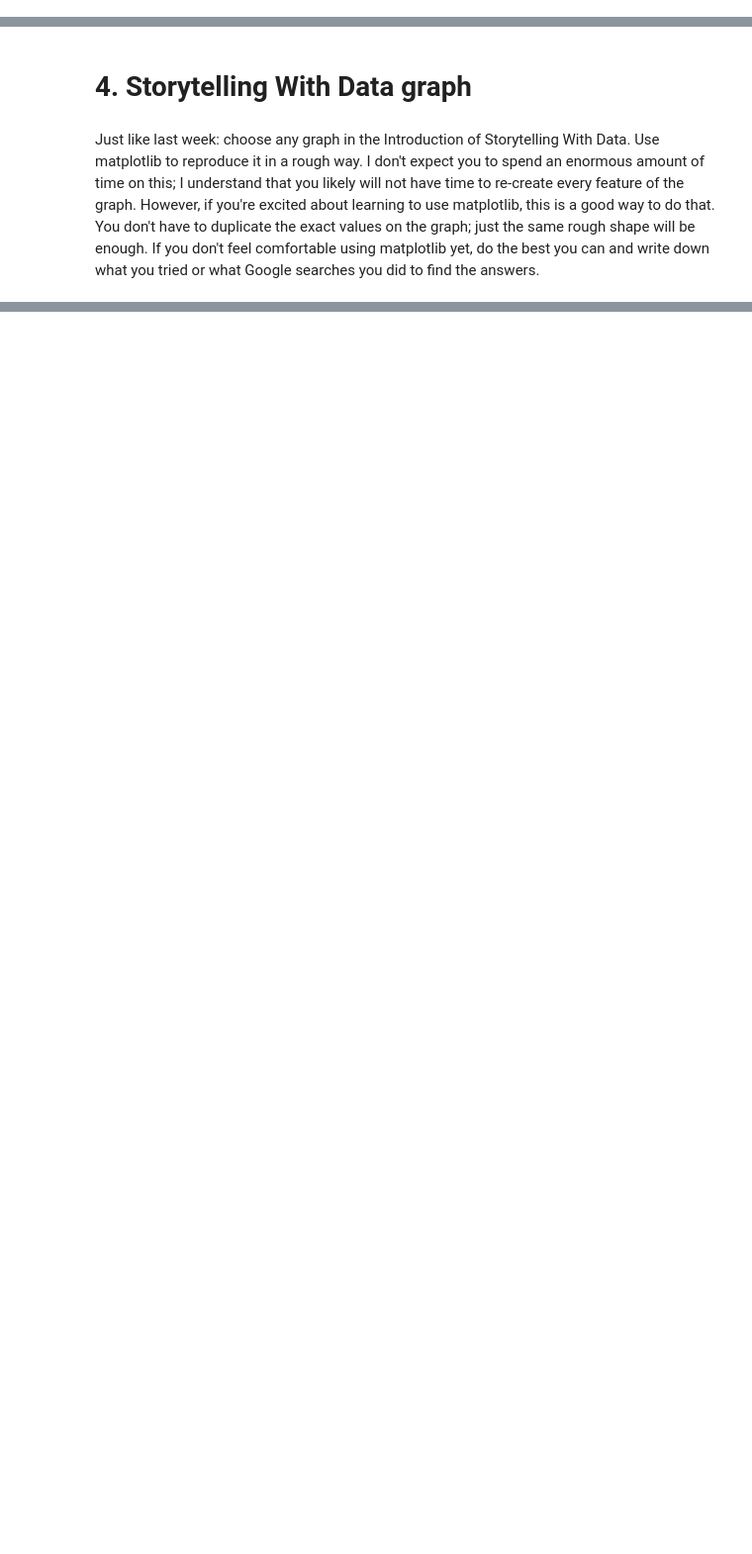
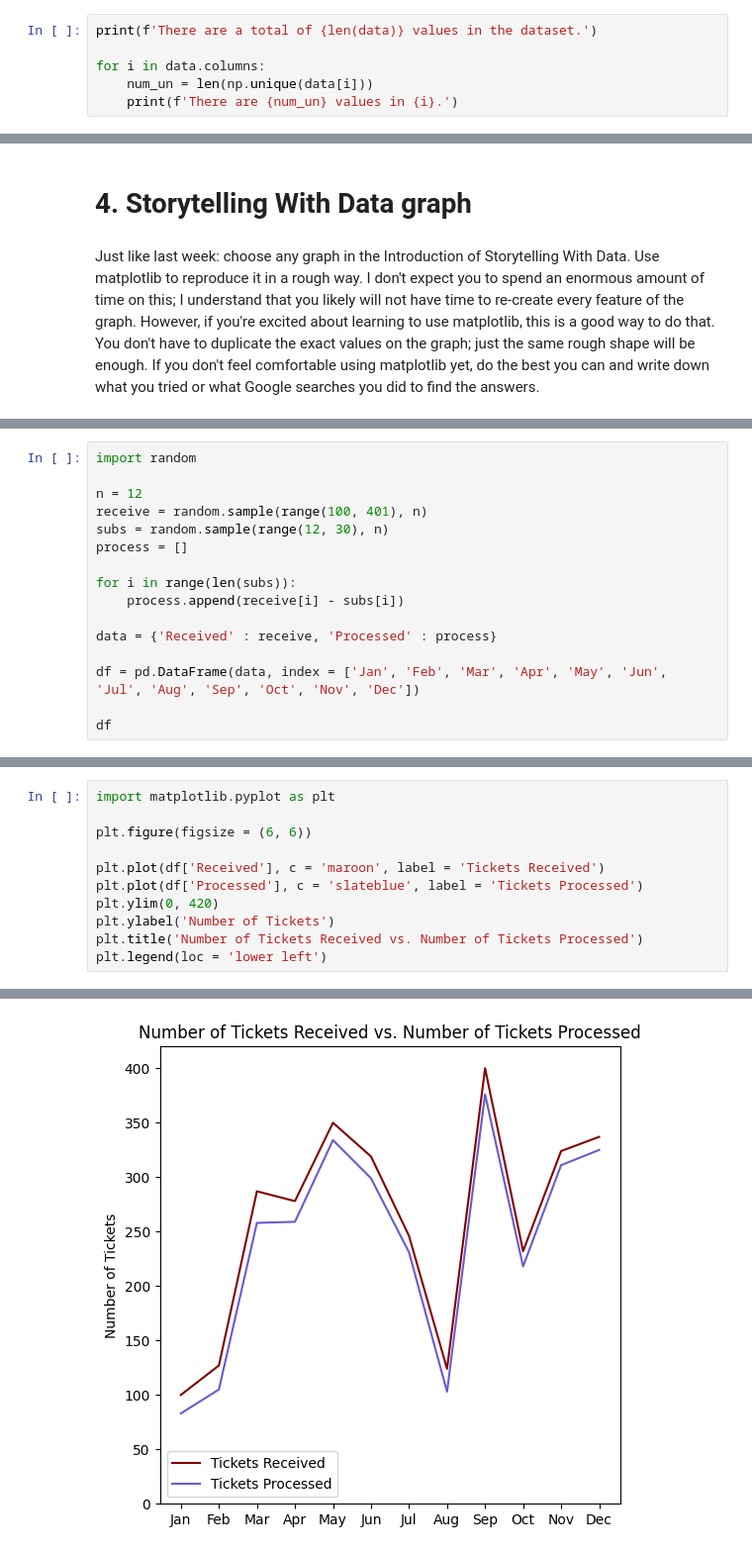
Before and after one commit to eghatzis0527/DX699---HW-Assignments, a Jupyter notebook: OMDS-ModB2-Week2-Hatzis-Eleni.ipynb, the cells around one changed output, grey strips where cells are left out. Shown at 99% size. Cells and saved outputs as stored; diff of their text form; blank space fills up the shorter version.

```diff
--- a/OMDS-ModB2-Week2-Hatzis-Eleni.ipynb
+++ b/OMDS-ModB2-Week2-Hatzis-Eleni.ipynb
@@ -120,0 +131,6 @@ I also have learned there are no duplicate values in this dataset
+# %%
+print(f'There are a total of {len(data)} values in the dataset.')
+
+for i in data.columns:
+    num_un = len(np.unique(data[i]))
+    print(f'There are {num_un} values in {i}.')
@@ -124,0 +168,16 @@ Just like last week: choose any graph in the Introduction of Storytelling With D
+# %%
+import random
+
+n = 12
+receive = random.sample(range(100, 401), n)
+subs = random.sample(range(12, 30), n)
+process = []
+
+for i in range(len(subs)):
+    process.append(receive[i] - subs[i])
+
+data = {'Received' : receive, 'Processed' : process}
+
+df = pd.DataFrame(data, index = ['Jan', 'Feb', 'Mar', 'Apr', 'May', 'Jun', 'Jul', 'Aug', 'Sep', 'Oct', 'Nov', 'Dec'])
+
+df
@@ -124,0 +198,12 @@ Just like last week: choose any graph in the Introduction of Storytelling With D
+# %%
+import matplotlib.pyplot as plt
+
+plt.figure(figsize = (6, 6))
+
+plt.plot(df['Received'], c = 'maroon', label = 'Tickets Received')
+plt.plot(df['Processed'], c = 'slateblue', label = 'Tickets Processed')
+plt.ylim(0, 420)
+plt.ylabel('Number of Tickets')
+plt.title('Number of Tickets Received vs. Number of Tickets Processed')
+plt.legend(loc = 'lower left')
+# %% [output]
@@ -124,0 +211 @@ Just like last week: choose any graph in the Introduction of Storytelling With D
+[figure, added]
```
Also changed, not shown: parts of 7 cells of this notebook.
